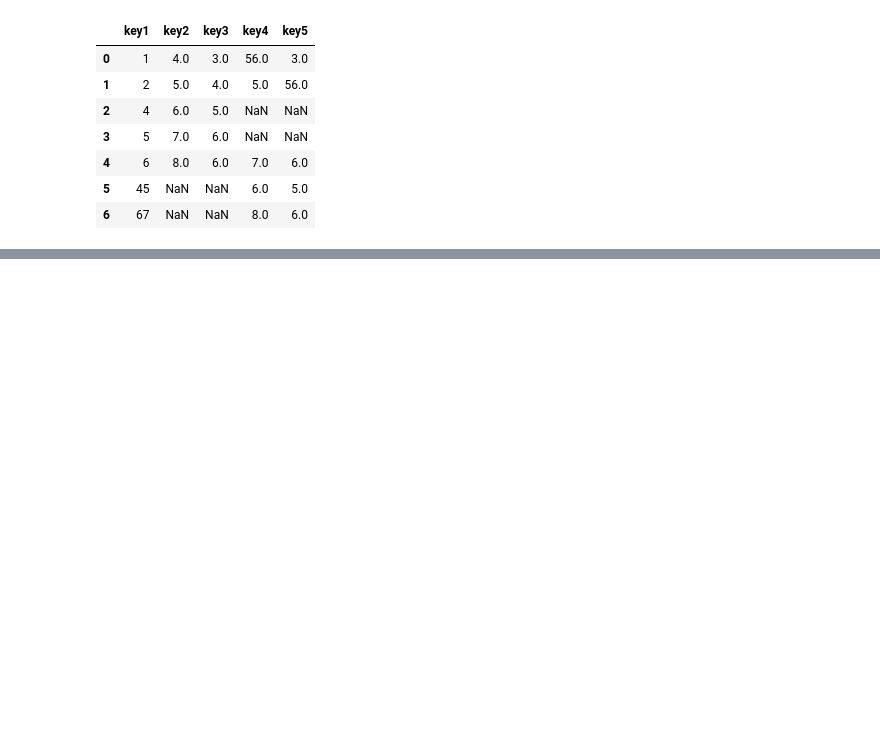
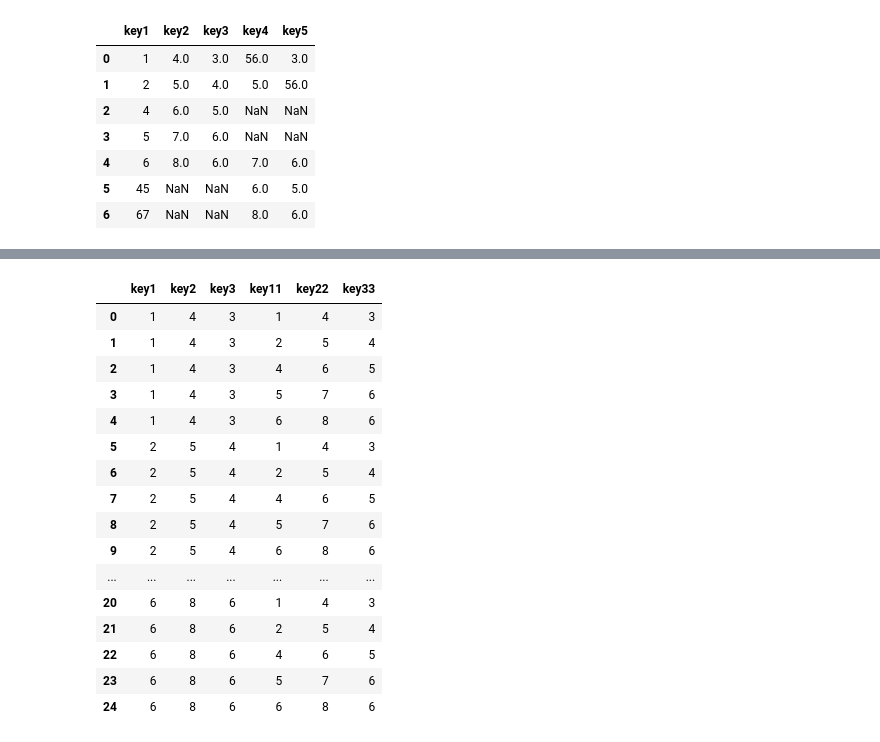
Before and after one commit to PranavAvasthi/Pandas, a Jupyter notebook: pandas_part4.ipynb, the cells around one changed output, grey strips where cells are left out. Cells and saved outputs as stored; diff of their text form; code cells hidden in the pictures; blank space fills up the shorter version.

Commit message:
join operation on two dataframes differently

```diff
--- a/pandas_part4.ipynb
+++ b/pandas_part4.ipynb
@@ -404,3 +404,15 @@ pd.merge(data1, data2, how='outer', on='key1')
 | 4 | 6 | 8.0 | 6.0 | 7.0 | 6.0 |
 | 5 | 45 | NaN | NaN | 6.0 | 5.0 |
 | 6 | 67 | NaN | NaN | 8.0 | 6.0 |
+# %%
+data1 = pd.DataFrame({
+    'key1': [1,2,4,5,6],
+    'key2': [4,5,6,7,8],
+    'key3': [3,4,5,6,6]
+},index = ['a', 'b', 'c', 'd', 'e'])
+# %%
+data2 = pd.DataFrame({
+    'key11': [1,2,4,5,6],
+    'key22': [4,5,6,7,8],
+    'key33': [3,4,5,6,6]
+},index = ['a', 'b', 'h', 'i', 'j'])
@@ -406,0 +473,20 @@ pd.merge(data1, data2, how='outer', on='key1')
+# %%
+data1.join(data2, how='cross')
+# %% [output]
+|  | key1 | key2 | key3 | key11 | key22 | key33 |
+| 0 | 1 | 4 | 3 | 1 | 4 | 3 |
+| 1 | 1 | 4 | 3 | 2 | 5 | 4 |
+| 2 | 1 | 4 | 3 | 4 | 6 | 5 |
+| 3 | 1 | 4 | 3 | 5 | 7 | 6 |
+| 4 | 1 | 4 | 3 | 6 | 8 | 6 |
+| 5 | 2 | 5 | 4 | 1 | 4 | 3 |
+| 6 | 2 | 5 | 4 | 2 | 5 | 4 |
+| 7 | 2 | 5 | 4 | 4 | 6 | 5 |
+| 8 | 2 | 5 | 4 | 5 | 7 | 6 |
+| 9 | 2 | 5 | 4 | 6 | 8 | 6 |
+| ... | ... | ... | ... | ... | ... | ... |
+| 20 | 6 | 8 | 6 | 1 | 4 | 3 |
+| 21 | 6 | 8 | 6 | 2 | 5 | 4 |
+| 22 | 6 | 8 | 6 | 4 | 6 | 5 |
+| 23 | 6 | 8 | 6 | 5 | 7 | 6 |
+| 24 | 6 | 8 | 6 | 6 | 8 | 6 |
```
Also changed, not shown: parts of 6 cells of this notebook.
